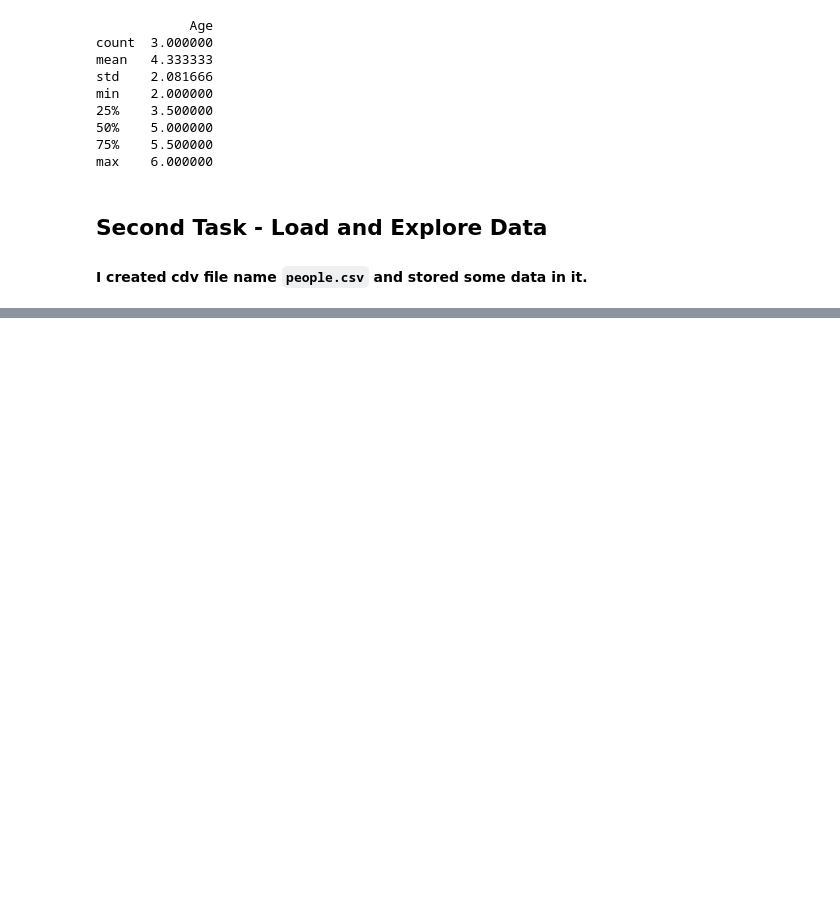
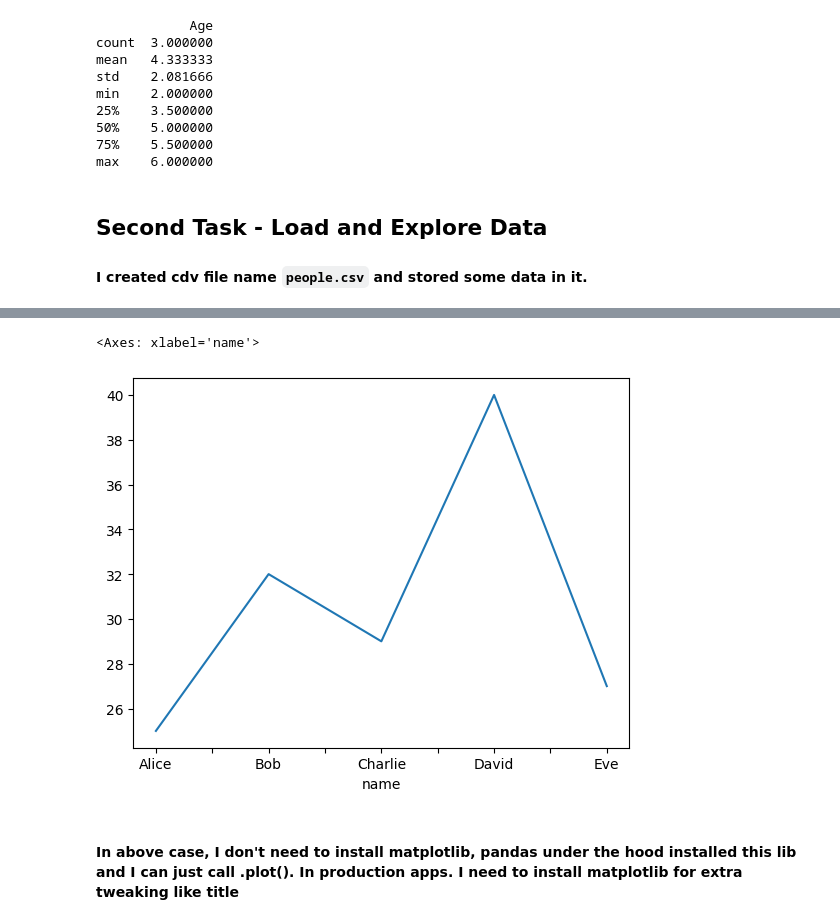
Before and after one commit to shahzain-lab/datasceince-practise, a Jupyter notebook: hello.ipynb, the cells around one changed output, grey strips where cells are left out. Drawn from its saved outputs; the diff is of its cells as text; code cells hidden in the pictures; blank space fills up the shorter version.

```diff
--- a/hello.ipynb
+++ b/hello.ipynb
@@ -44,0 +107,8 @@ memory usage: 292.0+ bytes
+# %%
+# Average Employee Age
+data.groupby("name")["age"].mean().plot(kind="line")
+# %% [output]
+<Axes: xlabel='name'>
+[figure, added]
+# %% [markdown]
+#### In above case, I don't need to install matplotlib, pandas under the hood installed this lib and I can just call .plot(). In production apps. I need to install matplotlib for extra tweaking like title
```
Also changed, not shown: parts of 10 cells of this notebook.
